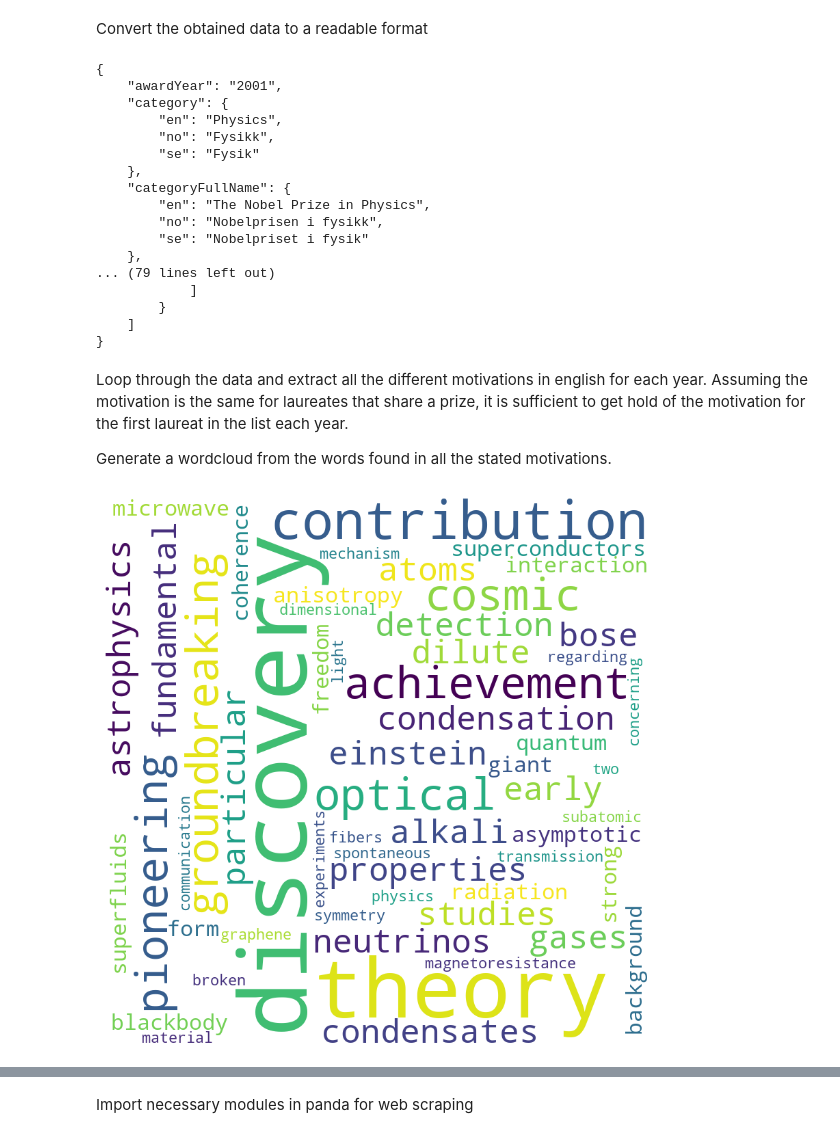
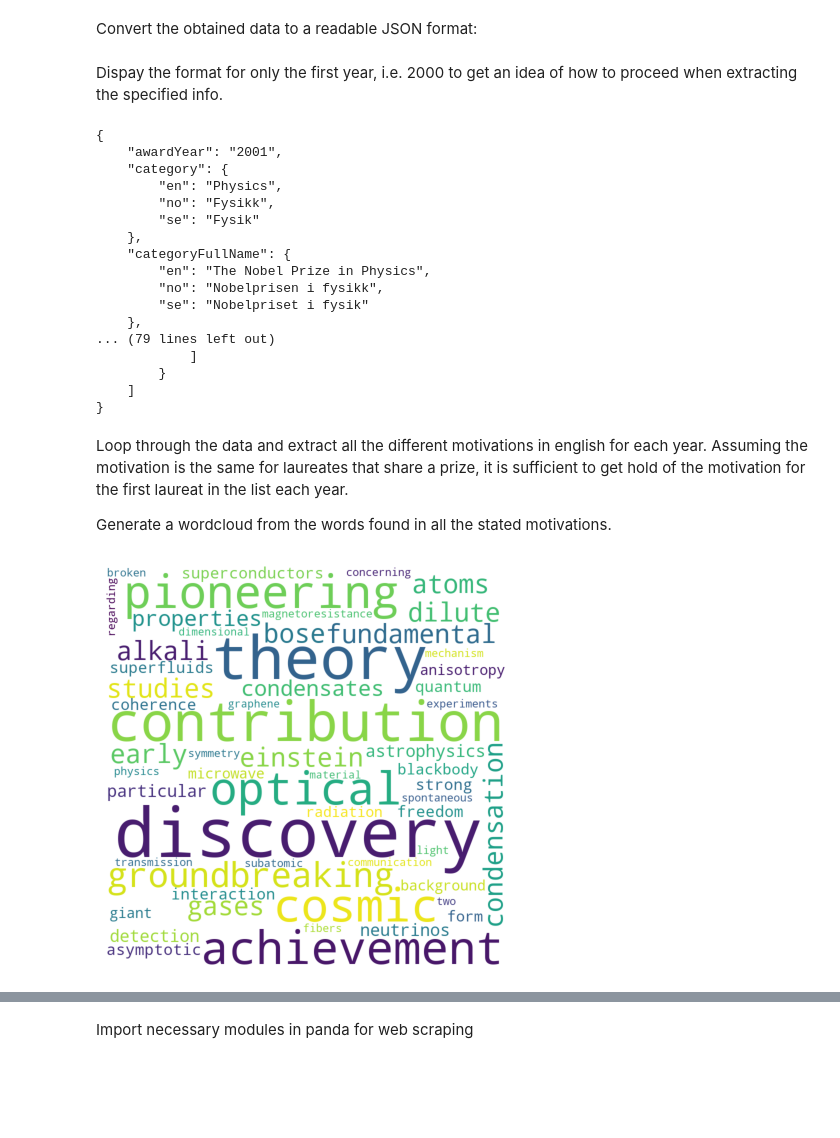
Before and after one commit to shlemondev/su-mt4007, a Jupyter notebook: HW5/HW5.ipynb, the cells around one changed output, grey strips where cells are left out. Drawn from its saved outputs; the diff is of its cells as text; code cells hidden in the pictures; blank space fills up the shorter version.

```diff
--- a/HW5/HW5.ipynb
+++ b/HW5/HW5.ipynb
@@ -42,32 +46,37 @@ query = {
 response = requests.get(base_url + endpoints, params=query)
 # %% [markdown]
 
-Convert the obtained data to a readable format
+Convert the obtained data to a readable JSON format:
 # %%
 
 # Make sure the response is in json format
 data = response.json()
-
-# Print first year only in a structured layout
-print(json.dumps(data["nobelPrizes"][0], indent=4))
-# %% [output]
-{
-    "awardYear": "2001",
-    "category": {
-        "en": "Physics",
-        "no": "Fysikk",
-        "se": "Fysik"
-    },
-    "categoryFullName": {
-        "en": "The Nobel Prize in Physics",
-        "no": "Nobelprisen i fysikk",
-        "se": "Nobelpriset i fysik"
-    },
-... (79 lines left out)
-            ]
-        }
-    ]
-}
+# %% [markdown]
+
+Dispay the format for only the first year, i.e. 2000 to get an idea of how to
+proceed when extracting the specified info.
+# %%
+
+# Print first year only in a structured layout
+print(json.dumps(data["nobelPrizes"][0], indent=4))
+# %% [output]
+{
+    "awardYear": "2001",
+    "category": {
+        "en": "Physics",
+        "no": "Fysikk",
+        "se": "Fysik"
+    },
+    "categoryFullName": {
+        "en": "The Nobel Prize in Physics",
+        "no": "Nobelprisen i fysikk",
+        "se": "Nobelpriset i fysik"
+    },
+... (79 lines left out)
+            ]
+        }
+    ]
+}
 # %% [markdown]
 
 Loop through the data and extract all the different motivations in english for each year.
@@ -86,35 +95,35 @@ nobelPrize_list = data["nobelPrizes"]
 
 # Prepare an empty list to store words
 motivation_list = []
 
 # Loop through the number of years
 for year in range(0,year_span):
 
     # Get the list of laureates for specific year
     laureat_list = nobelPrize_list[year]["laureates"]
 
     # Store motivation for this year in the list. It is same motivation for sharing laureates
     motivation_list.append(laureat_list[0]["motivation"]["en"])
 
 # Join all motivations to one singel text with lower case
-text = " ".join(motivation_words).lower()
+text = " ".join(motivation_list).lower()
 
-# Define stopwords
+# Define stopwords, using the predefined ones
 defined_stopwords = set(STOPWORDS)
 
 # Generate wordcloud from text without stopwords
 wordcloud = WordCloud(width=800, height=800,
                       background_color="white",
                       stopwords=defined_stopwords, min_font_size=6).generate(text)
 
 
 # plot the WordCloud image
-plt.figure(figsize = (8, 8), facecolor = None)
+plt.figure(figsize = (4, 4), facecolor = None)
 plt.imshow(wordcloud)
 plt.axis("off")
 plt.tight_layout(pad = 0)
 
 plt.show()
 # %% [output]
-[figure, old version]
+[figure, new version]
 # %% [markdown]
```
Also changed, not shown: parts of 9 cells of this notebook, 2 other files.
